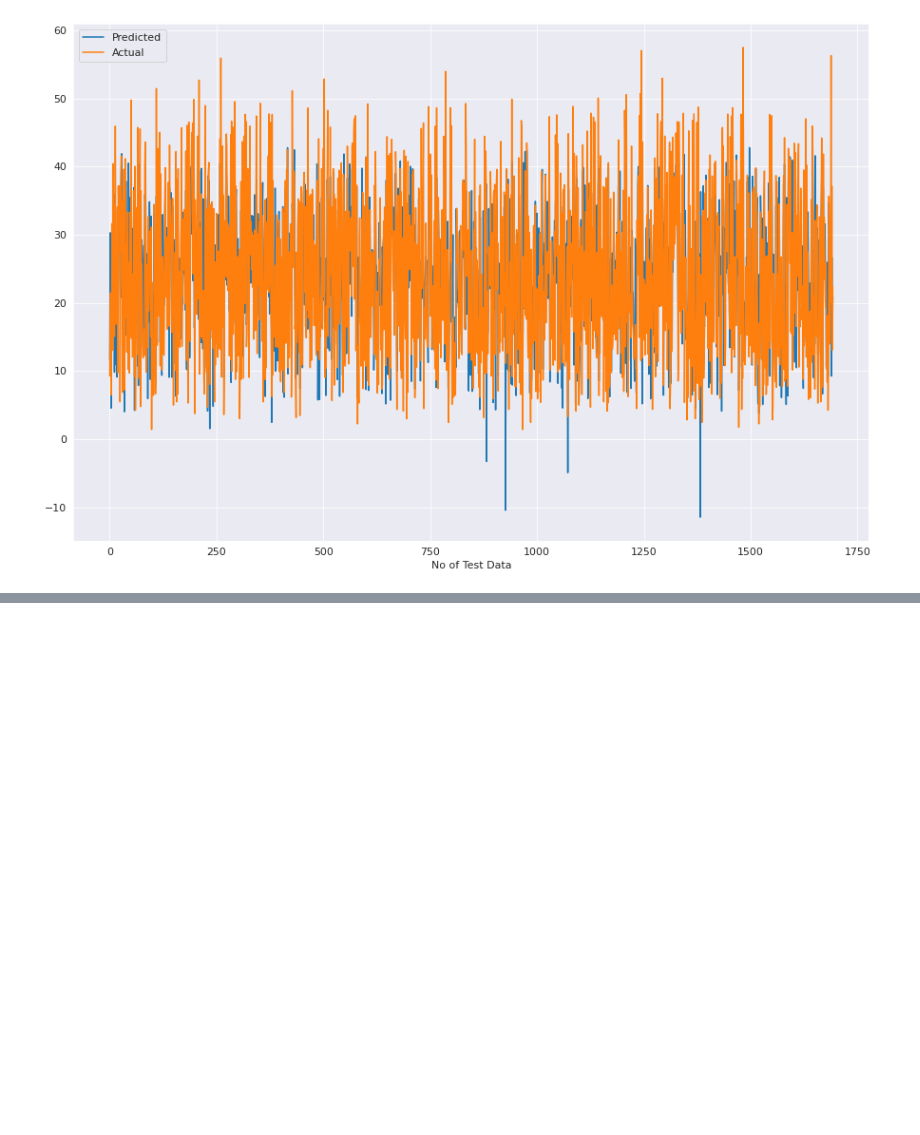
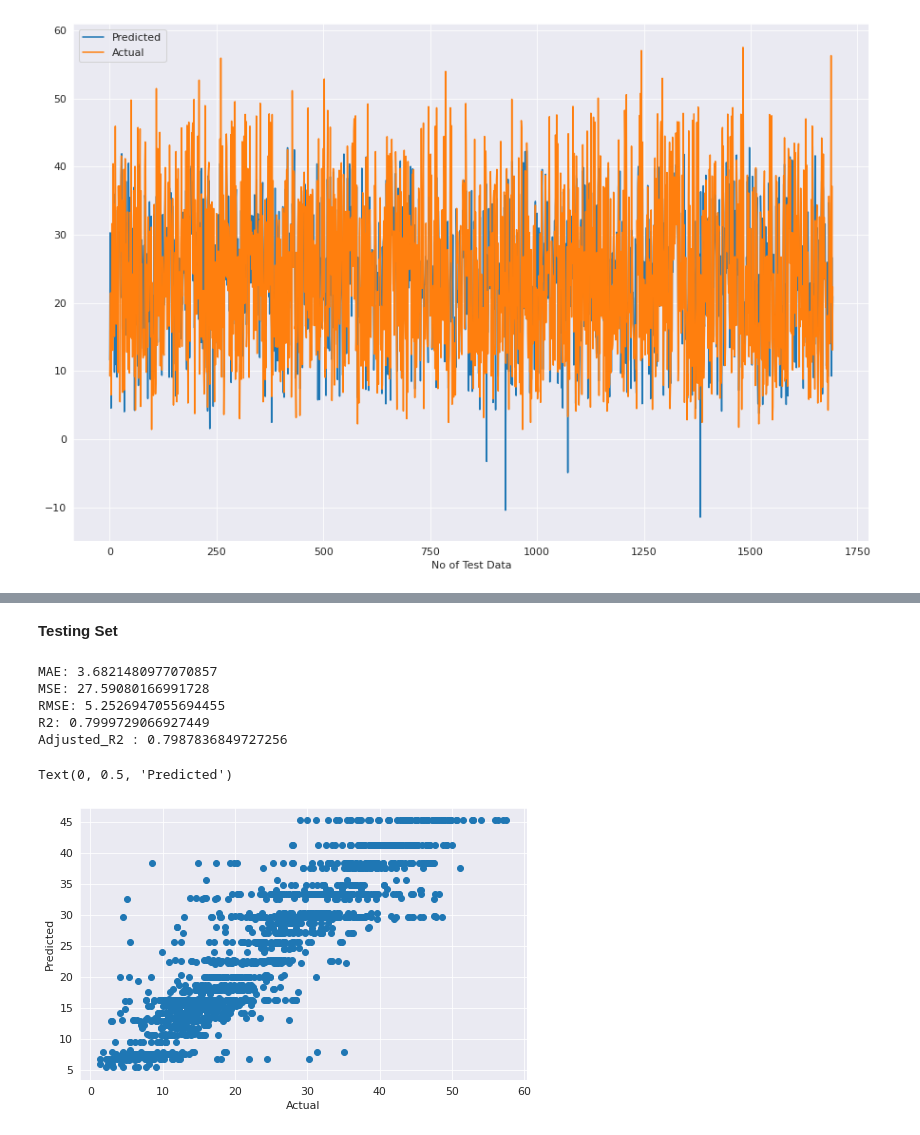
Before and after one commit to victorious07/Seoul-Bike-Sharing-Demand-Prediction, a Jupyter notebook: Seoul_Bike_Sharing_Demand_Prediction_Capstone_Project.ipynb, the cells around one changed output, grey strips where cells are left out. Saved outputs shown, nothing was run; the diff lists cells and outputs as text; code cells hidden in the pictures; blank space fills up the shorter version.

```diff
--- a/Seoul_Bike_Sharing_Demand_Prediction_Capstone_Project.ipynb
+++ b/Seoul_Bike_Sharing_Demand_Prediction_Capstone_Project.ipynb
@@ -509,0 +512,3 @@ plt.show()
+# %%
+lasso = Lasso(alpha=0.01)
+lasso.fit(X_train, Y_train)
@@ -509,0 +569,3 @@ plt.show()
+# %%
+ridge = Ridge(alpha=0.1)
+ridge.fit(X_train,Y_train)
@@ -509,0 +628,3 @@ plt.show()
+# %%
+tree = DecisionTreeRegressor(criterion='mse', max_depth=8, max_features=9, max_leaf_nodes=100)
+tree.fit(X_train,Y_train)
@@ -509,0 +634,3 @@ plt.show()
+# %%
+y_train_pred = tree.predict(X_train)
+y_test_pred = tree.predict(X_test)
@@ -509,0 +659,2 @@ plt.show()
+# %% [markdown]
+**Testing Set**
@@ -509,0 +663,8 @@ plt.show()
+# %%
+print(f'MAE: {evaluation_score[0]}\nMSE: {evaluation_score[1]}\nRMSE: {evaluation_score[2]}\nR2: {evaluation_score[3]}\nAdjusted_R2 : {evaluation_score[4]}')
+# %% [output]
+MAE: 3.6821480977070857
+MSE: 27.59080166991728
+RMSE: 5.2526947055694455
+R2: 0.7999729066927449
+Adjusted_R2 : 0.7987836849727256
@@ -509,0 +680,7 @@ plt.show()
+# %%
+plt.scatter(Y_test, y_test_pred)
+plt.xlabel('Actual')
+plt.ylabel('Predicted')
+# %% [output]
+Text(0, 0.5, 'Predicted')
+[figure, added]
```
Also changed, not shown: parts of 38 cells of this notebook.
